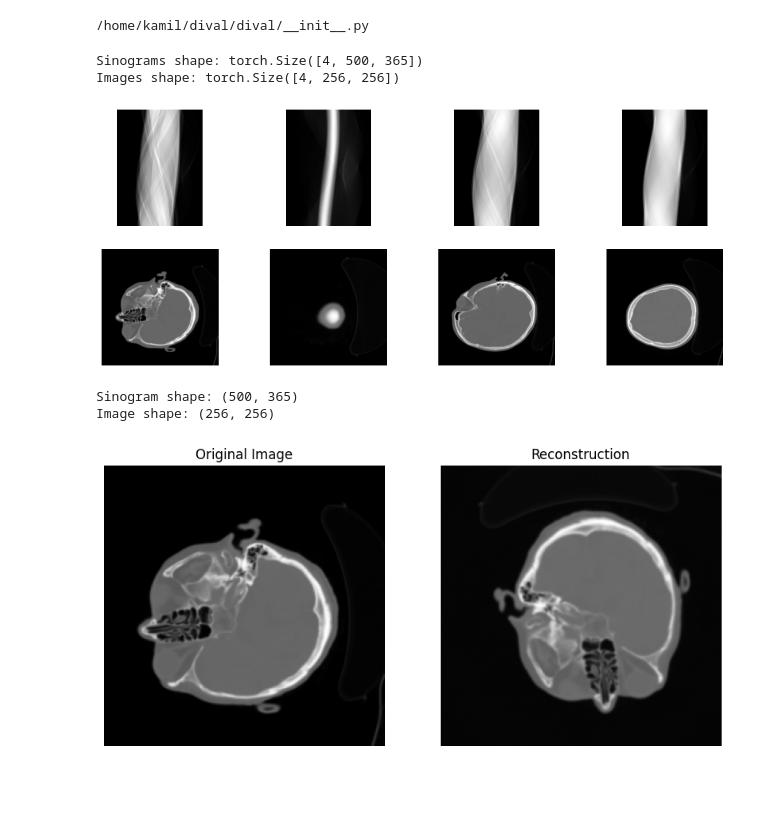
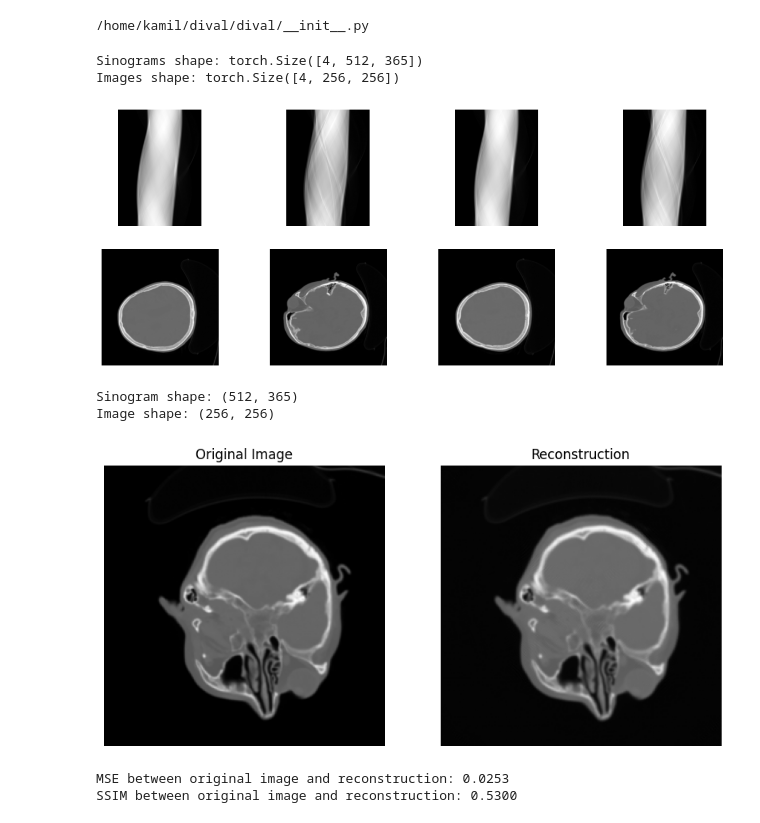
Before and after one commit to kam45x/TomoML, a Jupyter notebook: src/load_dataset.ipynb, the cells around one changed output. Cells and saved outputs as stored; diff of their text form; code cells hidden in the pictures; blank space fills up the shorter version.

```diff
--- a/src/load_dataset.ipynb
+++ b/src/load_dataset.ipynb
@@ -11,7 +11,7 @@ from dival import get_standard_dataset
 dataset = get_standard_dataset(
     "custom",
     data_path="../data/dataset_S2010",
-    sinogram_shape=(500, 365),
+    sinogram_shape=(512, 365),
     image_shape=(256, 256),
     parts_len={"train": 128, "validation": 16, "test": 17},
     impl="skimage",
@@ -65,9 +65,9 @@ def show_batch(loader):
 
 show_batch(train_loader)
 # %% [output]
-Sinograms shape: torch.Size([4, 500, 365])
+Sinograms shape: torch.Size([4, 512, 365])
 Images shape: torch.Size([4, 256, 256])
-[figure, old version]
+[figure, new version]
 # %%
 import numpy as np
 import astra
@@ -116,32 +116,46 @@ def reconstruct_image_from_sinogram(sinogram, num_angles, img_size, algorithm="F
 # %%
 # Get one sinogram, image pair from the data loader
 batch = next(iter(train_loader))
 sinograms, images = batch
 
-index = 3  # Choose item in the batch
+index = 0  # Choose item in the batch
 sinogram = sinograms[index].numpy()
 image = images[index].numpy()
 
 print("Sinogram shape:", sinogram.shape)
 print("Image shape:", image.shape)
 
 reconstruction = reconstruct_image_from_sinogram(
-    sinogram, num_angles=500, img_size=256, algorithm="FBP"
+    sinogram, num_angles=512, img_size=256, algorithm="FBP"
 )
+
+# Rotate image for correct orientation
+image = np.rot90(image)
 
 # Display the original image and reconstruction
 plt.subplot(1, 2, 1)
 plt.title("Original Image")
 plt.imshow(image, cmap="gray")
 plt.axis("off")
 
 plt.subplot(1, 2, 2)
 plt.title("Reconstruction")
 plt.imshow(reconstruction, cmap="gray")
 plt.axis("off")
 plt.gcf().set_size_inches(10, 5)
 plt.show()
 # %% [output]
-Sinogram shape: (500, 365)
+Sinogram shape: (512, 365)
 Image shape: (256, 256)
-[figure, old version]
+[figure, new version]
+# %%
+from skimage.metrics import structural_similarity as ssim
+
+mse_diff = np.mean((image - reconstruction) ** 2)
+ssim_value = ssim(image, reconstruction, data_range=image.max() - image.min())
+
+print(f"MSE between original image and reconstruction: {mse_diff:.4f}")
+print(f"SSIM between original image and reconstruction: {ssim_value:.4f}")
+# %% [output]
+MSE between original image and reconstruction: 0.0253
+SSIM between original image and reconstruction: 0.5300
```
Also changed, not shown: 3 other files.
